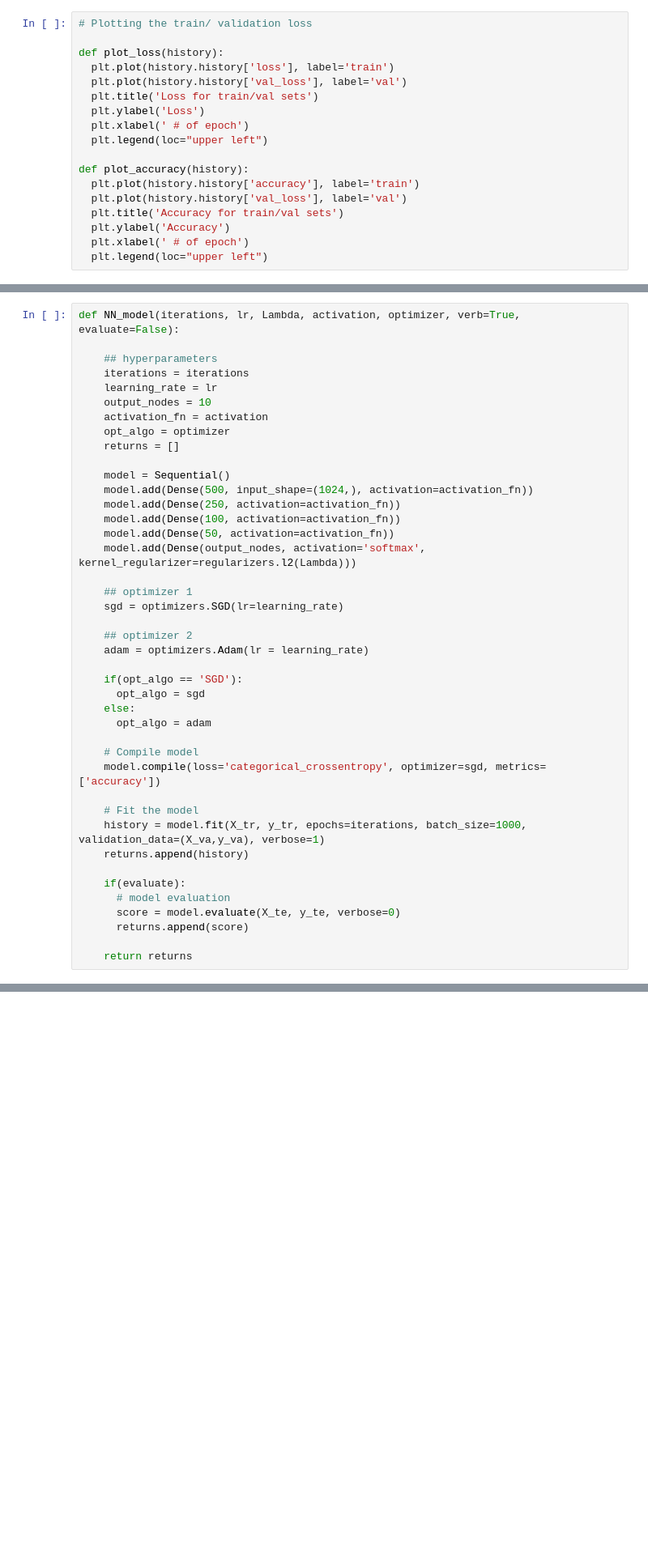
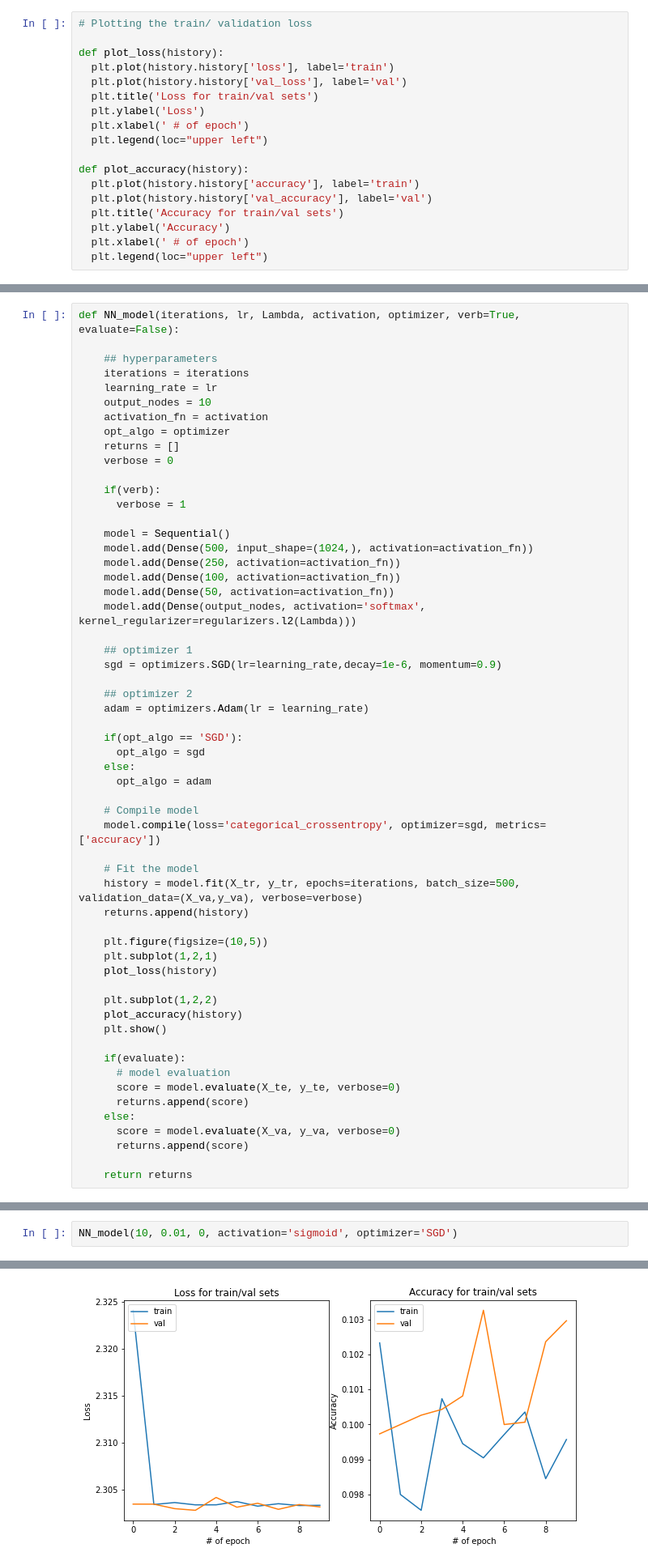
Before and after one commit to CHYaswanth/SVHN-Image-classification, a Jupyter notebook: SVHN_Digit_Classification.ipynb, the cells around one changed output, grey strips where cells are left out. Shown at 81% size. Cells and saved outputs as stored; diff of their text form; blank space fills up the shorter version.

```diff
--- a/SVHN_Digit_Classification.ipynb
+++ b/SVHN_Digit_Classification.ipynb
@@ -152,7 +152,7 @@ def plot_loss(history):
 
 def plot_accuracy(history):
   plt.plot(history.history['accuracy'], label='train')
-  plt.plot(history.history['val_loss'], label='val')
+  plt.plot(history.history['val_accuracy'], label='val')
   plt.title('Accuracy for train/val sets')
   plt.ylabel('Accuracy')
   plt.xlabel(' # of epoch')
@@ -181,6 +181,10 @@ def NN_model(iterations, lr, Lambda, activation, optimizer, verb=True, evaluate=
     activation_fn = activation
     opt_algo = optimizer
     returns = []
+    verbose = 0
+
+    if(verb):
+      verbose = 1
 
     model = Sequential()
     model.add(Dense(500, input_shape=(1024,), activation=activation_fn))
@@ -190,7 +194,7 @@ def NN_model(iterations, lr, Lambda, activation, optimizer, verb=True, evaluate=
     model.add(Dense(output_nodes, activation='softmax', kernel_regularizer=regularizers.l2(Lambda)))
 
     ## optimizer 1
-    sgd = optimizers.SGD(lr=learning_rate)
+    sgd = optimizers.SGD(lr=learning_rate,decay=1e-6, momentum=0.9)
 
     ## optimizer 2
     adam = optimizers.Adam(lr = learning_rate)
@@ -204,13 +208,24 @@ def NN_model(iterations, lr, Lambda, activation, optimizer, verb=True, evaluate=
     model.compile(loss='categorical_crossentropy', optimizer=sgd, metrics=['accuracy'])
 
     # Fit the model
-    history = model.fit(X_tr, y_tr, epochs=iterations, batch_size=1000, validation_data=(X_va,y_va), verbose=1)
+    history = model.fit(X_tr, y_tr, epochs=iterations, batch_size=500, validation_data=(X_va,y_va), verbose=verbose)
     returns.append(history)
+
+    plt.figure(figsize=(10,5))
+    plt.subplot(1,2,1)
+    plot_loss(history)
+
+    plt.subplot(1,2,2)
+    plot_accuracy(history)
+    plt.show()
 
     if(evaluate):
       # model evaluation
       score = model.evaluate(X_te, y_te, verbose=0)
       returns.append(score)
+    else:
+      score = model.evaluate(X_va, y_va, verbose=0)
+      returns.append(score)
 
     return returns
 # %% [markdown]
@@ -257,0 +239,3 @@ Epoch 10/10
+# %%
+NN_model(10, 0.01, 0, activation='sigmoid', optimizer='SGD')
+# %% [output]
@@ -257,0 +262 @@ Epoch 10/10
+[figure, added]
```
Also changed, not shown: parts of 15 cells of this notebook.
